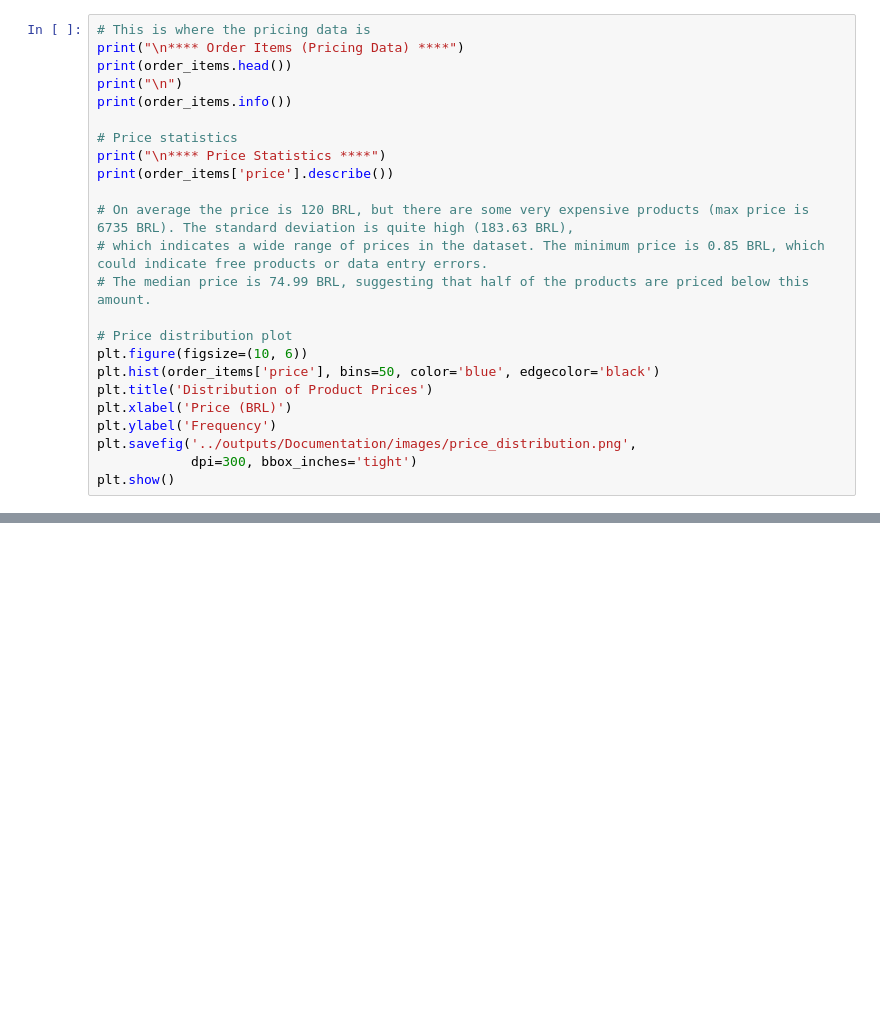
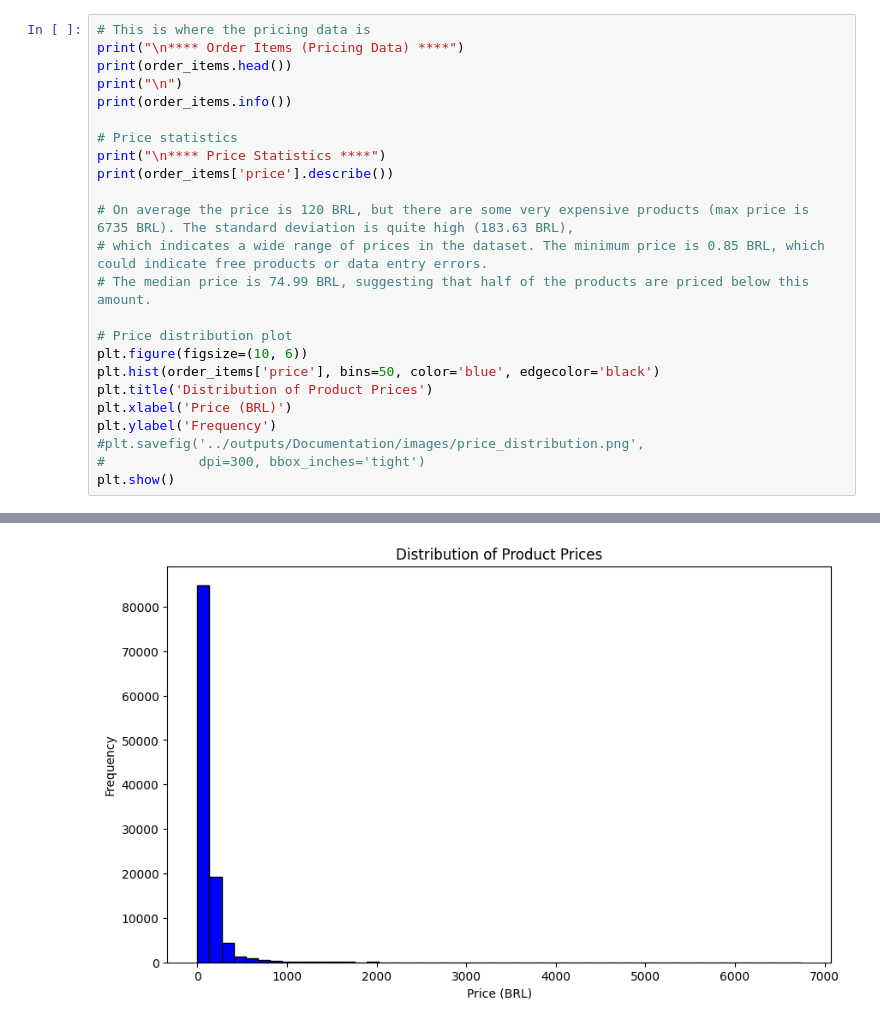
Before and after one commit to DineshPoddaturi/ecommerce-pricing-transformation, a Jupyter notebook: notebooks/01_data_exploration_business_context.ipynb, the cells around one changed output, grey strips where cells are left out. Saved outputs shown, nothing was run; the diff lists cells and outputs as text; blank space fills up the shorter version.

```diff
--- a/notebooks/01_data_exploration_business_context.ipynb
+++ b/notebooks/01_data_exploration_business_context.ipynb
@@ -71,6 +109,7 @@ plt.hist(order_items['price'], bins=50, color='blue', edgecolor='black')
 plt.title('Distribution of Product Prices')
 plt.xlabel('Price (BRL)')
 plt.ylabel('Frequency')
-plt.savefig('../outputs/Documentation/images/price_distribution.png',
-            dpi=300, bbox_inches='tight')
+#plt.savefig('../outputs/Documentation/images/price_distribution.png',
+#            dpi=300, bbox_inches='tight')
 plt.show()
+# %% [output]
@@ -77,3 +133,4 @@ plt.show()
+[figure, added]
 # %%
 # There is a large variation in the prices. Let's see how the super cheap and super expensive products are distributed.
 
```
Also changed, not shown: parts of 25 cells of this notebook, 1 other file.
